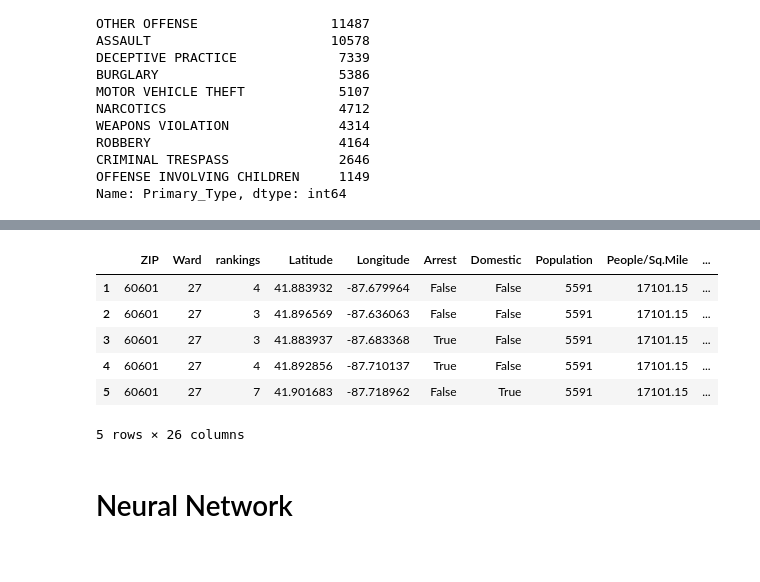
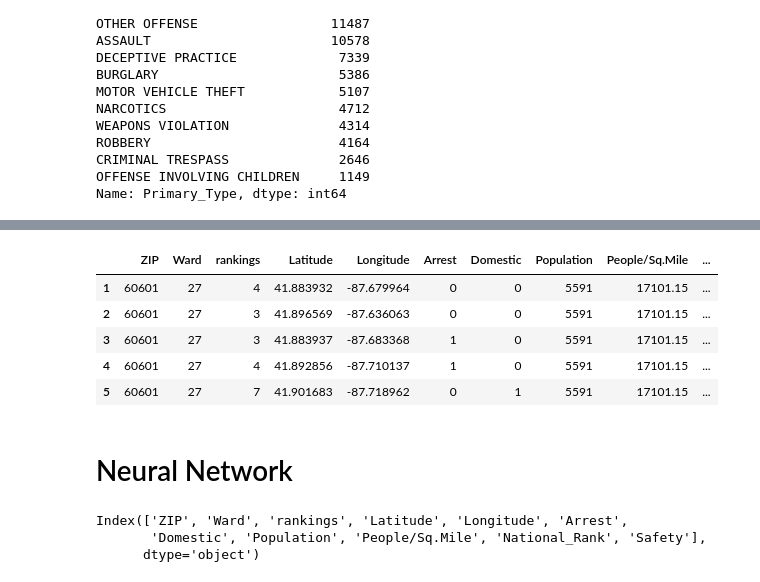
Before and after one commit to mmcdan13/capstone_project, a Jupyter notebook: Final_Chipotle_Neural_Network.ipynb, the cells around one changed output, grey strips where cells are left out. Drawn from its saved outputs; the diff is of its cells as text; code cells hidden in the pictures.

```diff
--- a/Final_Chipotle_Neural_Network.ipynb
+++ b/Final_Chipotle_Neural_Network.ipynb
@@ -22,5 +23,5 @@ cleaned_crime.head()
 # %%
-cleaned_crime = cleaned_crime.drop(columns=['Unnamed: 0', 'state', 'location', 'address' ,'chip_latitude', 'chip_longitude'])
+cleaned_crime = cleaned_crime.drop(columns=['Unnamed: 0', 'state', 'location', 'address' ,'chip_latitude', 'chip_longitude', 'Arrest_1', 'Domestic_1'])
 cleaned_crime = cleaned_crime.dropna()
 cleaned_crime['National_Rank'] = cleaned_crime['National_Rank'].str.replace('#', '')
 cleaned_crime['National_Rank'] = cleaned_crime['National_Rank'].str.replace(',', '')
@@ -93,16 +94,15 @@ encode_df.head()
 | 4 | 0.0 | 0.0 | 0.0 | 0.0 | ... |
 # %%
 # Merge one-hot encoded features and drop the originals
-cleaned_crime = cleaned_crime.merge(encode_df, left_index=True, right_index=True)
+# cleaned_crime = cleaned_crime.merge(encode_df, left_index=True, right_index=True)
 cleaned_crime = cleaned_crime.drop(columns=crime_obj,axis=1)
 cleaned_crime.head()
 # %% [output]
 |  | ZIP | Ward | rankings | Latitude | Longitude | Arrest | Domestic | Population | People/Sq.Mile | ... |
-| 1 | 60601 | 27 | 4 | 41.883932 | -87.679964 | False | False | 5591 | 17101.15 | ... |
-| 2 | 60601 | 27 | 3 | 41.896569 | -87.636063 | False | False | 5591 | 17101.15 | ... |
-| 3 | 60601 | 27 | 3 | 41.883937 | -87.683368 | True | False | 5591 | 17101.15 | ... |
-| 4 | 60601 | 27 | 4 | 41.892856 | -87.710137 | True | False | 5591 | 17101.15 | ... |
-| 5 | 60601 | 27 | 7 | 41.901683 | -87.718962 | False | True | 5591 | 17101.15 | ... |
+| 1 | 60601 | 27 | 4 | 41.883932 | -87.679964 | 0 | 0 | 5591 | 17101.15 | ... |
+| 2 | 60601 | 27 | 3 | 41.896569 | -87.636063 | 0 | 0 | 5591 | 17101.15 | ... |
+| 3 | 60601 | 27 | 3 | 41.883937 | -87.683368 | 1 | 0 | 5591 | 17101.15 | ... |
+| 4 | 60601 | 27 | 4 | 41.892856 | -87.710137 | 1 | 0 | 5591 | 17101.15 | ... |
+| 5 | 60601 | 27 | 7 | 41.901683 | -87.718962 | 0 | 1 | 5591 | 17101.15 | ... |
-5 rows × 26 columns
 # %%
 # Split our preprocessed data into our features and target arrays
@@ -123,3 +124,9 @@ X_scaler = scaler.fit(X_train)
 # Scale the data
 X_train_scaled = X_scaler.transform(X_train)
 X_test_scaled = X_scaler.transform(X_test)
+# %%
+print(X_raw.columns)
+# %% [output]
+Index(['ZIP', 'Ward', 'rankings', 'Latitude', 'Longitude', 'Arrest',
+       'Domestic', 'Population', 'People/Sq.Mile', 'National_Rank', 'Safety'],
+      dtype='object')
```
Also changed, not shown: parts of 7 cells of this notebook, 28 other files.
